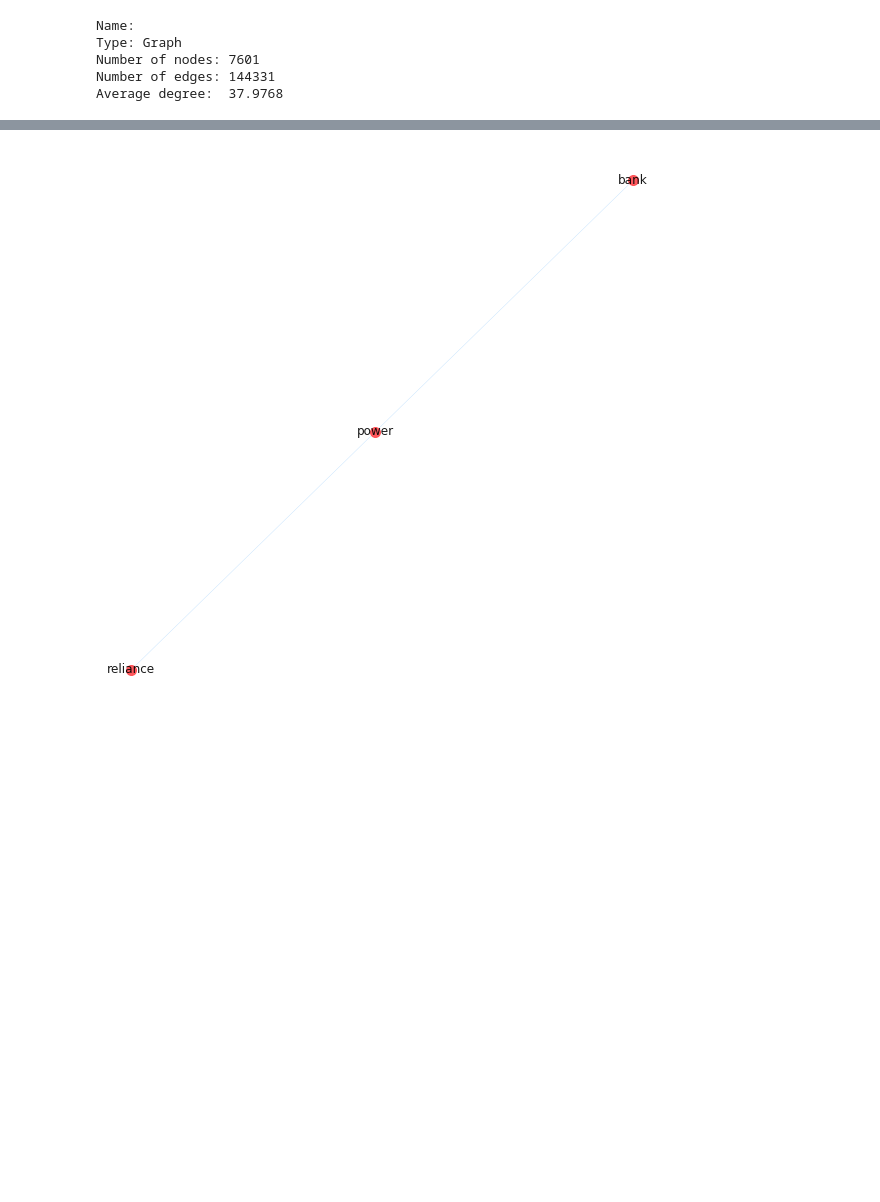
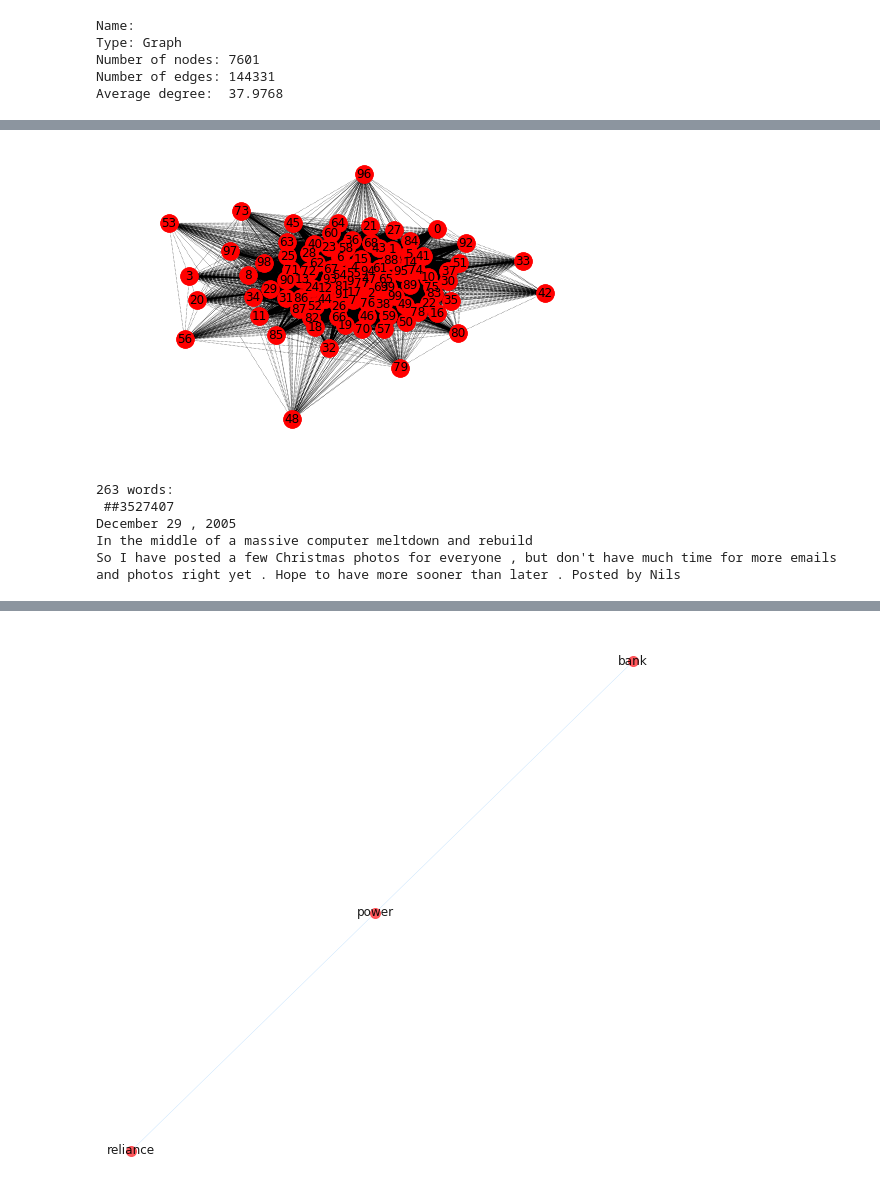
Before and after one commit to rkcatipon/Content-Analysis-2020, a Jupyter notebook: week-5/5-HW-Response.ipynb, the cells around one changed output, grey strips where cells are left out. Drawn from its saved outputs; the diff is of its cells as text; code cells hidden in the pictures; blank space fills up the shorter version.

```diff
--- a/week-5/5-HW-Response.ipynb
+++ b/week-5/5-HW-Response.ipynb
@@ -143,0 +225,10 @@ plt.savefig("test.png")
+# %%
+# Now with discernible thickness variation to demonstrate high and low weights
+
+wMedian = np.median([d['weight'] for n1, n2, d in gDoc.edges(data = True)])
+edgesHigh = [(n1, n2) for n1, n2, d in gDoc.edges(data = True) if d['weight'] > wMedian]
+edgesLow = [(n1, n2) for n1, n2, d in gDoc.edges(data = True) if d['weight'] <= wMedian]
+nx.draw(gDoc, pos = layout, labels = {n:n for n in gDoc.nodes()}, edgelist = edgesLow, style='dotted', width=.5)
+nx.draw(gDoc, pos = layout, nodelist=None, edgelist = edgesHigh, width=2)
+# %% [output]
+[figure, added]
@@ -143,0 +238,9 @@ plt.savefig("test.png")
+# %%
+# Let's look at 96 which is on the outside and compare it to 17 whih is near the center of the graph
+print(len(sample_data.iloc[96]['Text']),"words:","\n",sample_data.iloc[96]['Text'].strip().replace('  ', '\n'))
+# %% [output]
+263 words:
+ ##3527407
+December 29 , 2005
+In the middle of a massive computer meltdown and rebuild
+So I have posted a few Christmas photos for everyone , but don't have much time for more emails and photos right yet . Hope to have more sooner than later . Posted by Nils
```
Also changed, not shown: parts of 30 cells of this notebook.
